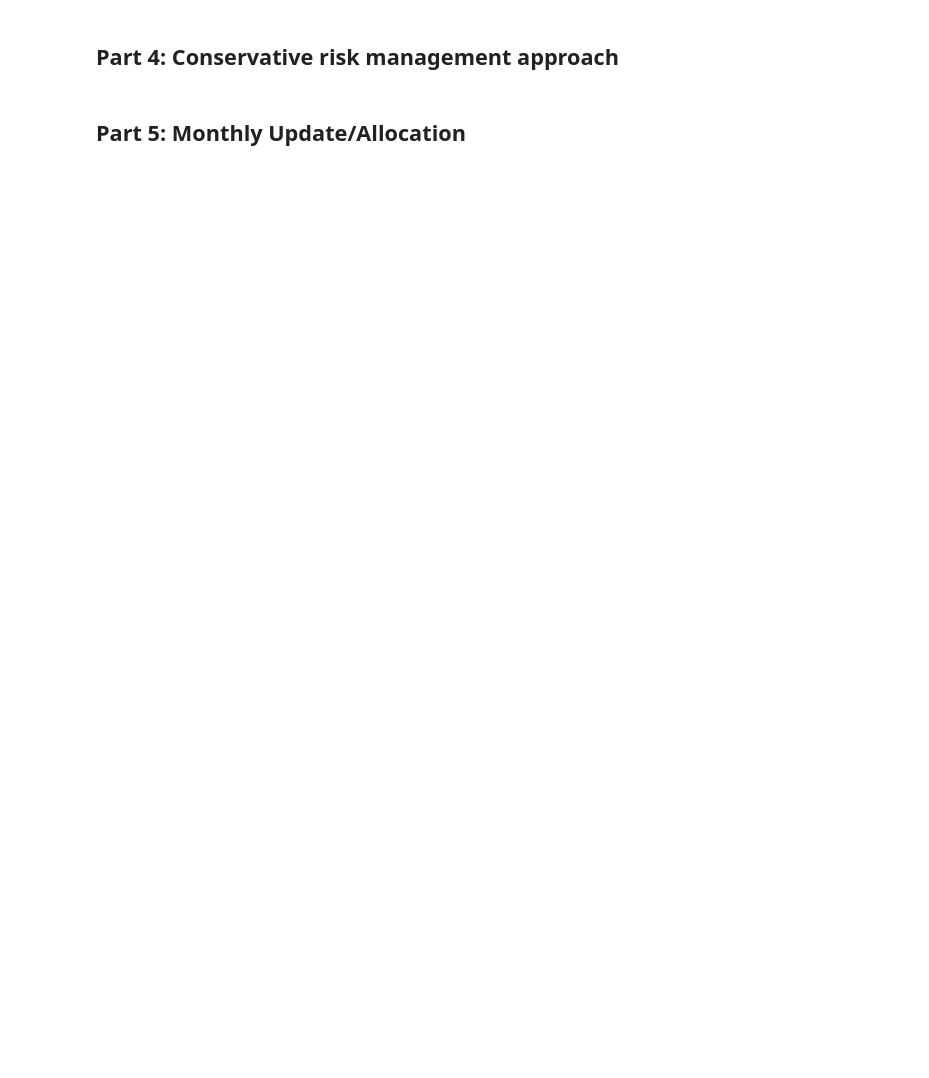
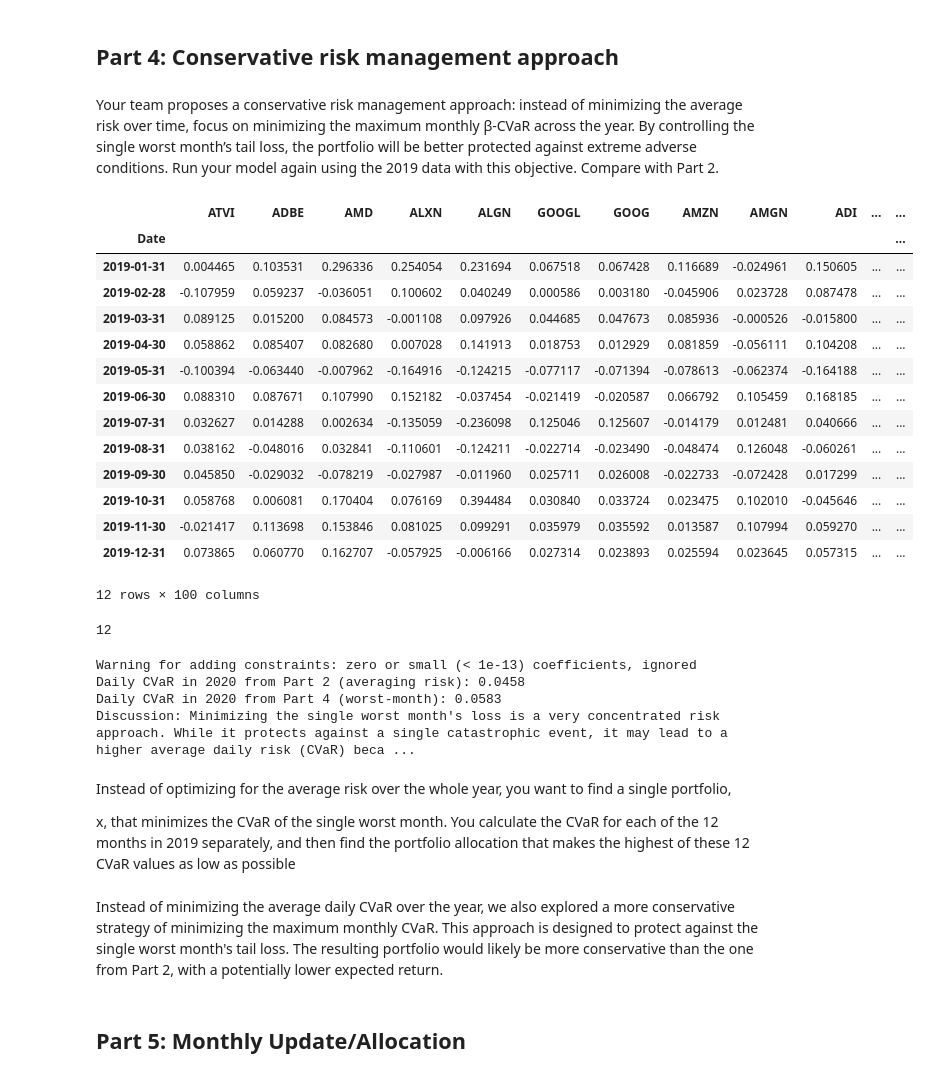
Before and after one commit to graccelinn/optimization_project1, a Jupyter notebook: RM294_Optimization_Project_1.ipynb, the cells around one changed output. Drawn from its saved outputs; the diff is of its cells as text; code cells hidden in the pictures; blank space fills up the shorter version.

```diff
--- a/RM294_Optimization_Project_1.ipynb
+++ b/RM294_Optimization_Project_1.ipynb
@@ -107,4 +326,79 @@ ValueError: Mismatching inner dimensions 101 vs. 100
 # %% [markdown]
 ## **Part 4: Conservative risk management approach**
+# %% [markdown]
+Your team proposes a conservative risk management approach: instead of minimizing the average risk
+over time, focus on minimizing the maximum monthly β-CVaR across the year. By controlling the single
+worst month’s tail loss, the portfolio will be better protected against extreme adverse conditions. Run
+your model again using the 2019 data with this objective. Compare with Part 2.
+# %%
+beta_2019 = 0.95
+monthly_returns_2019 = returns_2019_clean.resample('ME').apply(lambda x: (x + 1).prod() - 1)
+monthly_returns_2019
+# %% [output]
+|  | ATVI | ADBE | AMD | ALXN | ALGN | GOOGL | GOOG | AMZN | AMGN | ADI | ... | ... |
+| Date |  |  |  |  |  |  |  |  |  |  |  | ... |
+| 2019-01-31 | 0.004465 | 0.103531 | 0.296336 | 0.254054 | 0.231694 | 0.067518 | 0.067428 | 0.116689 | -0.024961 | 0.150605 | ... | ... |
+| 2019-02-28 | -0.107959 | 0.059237 | -0.036051 | 0.100602 | 0.040249 | 0.000586 | 0.003180 | -0.045906 | 0.023728 | 0.087478 | ... | ... |
+| 2019-03-31 | 0.089125 | 0.015200 | 0.084573 | -0.001108 | 0.097926 | 0.044685 | 0.047673 | 0.085936 | -0.000526 | -0.015800 | ... | ... |
+| 2019-04-30 | 0.058862 | 0.085407 | 0.082680 | 0.007028 | 0.141913 | 0.018753 | 0.012929 | 0.081859 | -0.056111 | 0.104208 | ... | ... |
+| 2019-05-31 | -0.100394 | -0.063440 | -0.007962 | -0.164916 | -0.124215 | -0.077117 | -0.071394 | -0.078613 | -0.062374 | -0.164188 | ... | ... |
+| 2019-06-30 | 0.088310 | 0.087671 | 0.107990 | 0.152182 | -0.037454 | -0.021419 | -0.020587 | 0.066792 | 0.105459 | 0.168185 | ... | ... |
+| 2019-07-31 | 0.032627 | 0.014288 | 0.002634 | -0.135059 | -0.236098 | 0.125046 | 0.125607 | -0.014179 | 0.012481 | 0.040666 | ... | ... |
+| 2019-08-31 | 0.038162 | -0.048016 | 0.032841 | -0.110601 | -0.124211 | -0.022714 | -0.023490 | -0.048474 | 0.126048 | -0.060261 | ... | ... |
+| 2019-09-30 | 0.045850 | -0.029032 | -0.078219 | -0.027987 | -0.011960 | 0.025711 | 0.026008 | -0.022733 | -0.072428 | 0.017299 | ... | ... |
+| 2019-10-31 | 0.058768 | 0.006081 | 0.170404 | 0.076169 | 0.394484 | 0.030840 | 0.033724 | 0.023475 | 0.102010 | -0.045646 | ... | ... |
+| 2019-11-30 | -0.021417 | 0.113698 | 0.153846 | 0.081025 | 0.099291 | 0.035979 | 0.035592 | 0.013587 | 0.107994 | 0.059270 | ... | ... |
+| 2019-12-31 | 0.073865 | 0.060770 | 0.162707 | -0.057925 | -0.006166 | 0.027314 | 0.023893 | 0.025594 | 0.023645 | 0.057315 | ... | ... |
+12 rows × 100 columns
+# %%
+num_months = len(monthly_returns_2019)
+num_months
+# %% [output]
+12
+# %%
+# Create the Gurobi model
+CVaR_model_2019_monthly = gp.Model("Max_Monthly_CVaR")
+
+# Add/Define decision variables
+x_4 = CVaR_model_2019_monthly.addMVar(num_stocks_2019, lb=0.0, name="weights")
+monthly_cvar = CVaR_model_2019_monthly.addMVar(num_months, lb=0.0, name="monthly_cvar")
+max_cvar = CVaR_model_2019_monthly.addMVar(1, name="max_cvar") # This will be our objective
+
+# Simplified objective: minimize the maximum loss of any single month
+# A full CVaR objective here would require another layer of variables
+portfolio_monthly_losses = -monthly_returns_2019.to_numpy() @ x_4
+
+# Set the objective function:
+CVaR_model_2019_monthly.setObjective(max_cvar, gp.GRB.MINIMIZE)
+
+# Add constraints (@ is for matrix operation)
+CVaR_model_2019_monthly.addConstr(x_4.sum() == 1, "budget")
+CVaR_model_2019_monthly.addConstr(returns_2019_clean.mean().values @ x_4 >= R_2019, "min_return")
+CVaR_model_2019_monthly.addConstr(portfolio_monthly_losses <= max_cvar, "max_loss_capture") # Minimize the worst month's loss
+
+# Optimize
+CVaR_model_2019_monthly.Params.OutputFlag = 0
+CVaR_model_2019_monthly.optimize()
+
+optimal_weights_4 = x_4.X
+portfolio_returns_2020_p4 = returns_2020_clean @ optimal_weights_4
+losses_2020_p4 = -portfolio_returns_2020_p4
+VaR_2020_p4 = np.quantile(losses_2020_p4, beta_2019)
+cvar_2020_p4 = losses_2020_p4[losses_2020_p4 >= VaR_2020_p4].mean()
+
+print(f"Daily CVaR in 2020 from Part 2 (averaging risk): {daily_cvar_2020:.4f}")
+print(f"Daily CVaR in 2020 from Part 4 (worst-month): {cvar_2020_p4:.4f}")
+print("Discussion: Minimizing the single worst month's loss is a very concentrated risk approach. While it protects against a single catastrophic event, it may lead to a higher average daily risk (CVaR) because it ignores the overall distribution of losses.")
+# %% [output]
+Warning for adding constraints: zero or small (< 1e-13) coefficients, ignored
+Daily CVaR in 2020 from Part 2 (averaging risk): 0.0458
+Daily CVaR in 2020 from Part 4 (worst-month): 0.0583
+Discussion: Minimizing the single worst month's loss is a very concentrated risk approach. While it protects against a single catastrophic event, it may lead to a higher average daily risk (CVaR) beca ...
+# %% [markdown]
+Instead of optimizing for the average risk over the whole year, you want to find a single portfolio,
+
+x, that minimizes the CVaR of the single worst month. You calculate the CVaR for each of the 12 months in 2019 separately, and then find the portfolio allocation that makes the highest of these 12 CVaR values as low as possible
+# %% [markdown]
+Instead of minimizing the average daily CVaR over the year, we also explored a more conservative strategy of minimizing the maximum monthly CVaR. This approach is designed to protect against the single worst month's tail loss. The resulting portfolio would likely be more conservative than the one from Part 2, with a potentially lower expected return.
 # %% [markdown]
 ## **Part 5: Monthly Update/Allocation**
```
Also changed, not shown: parts of 34 cells of this notebook.
